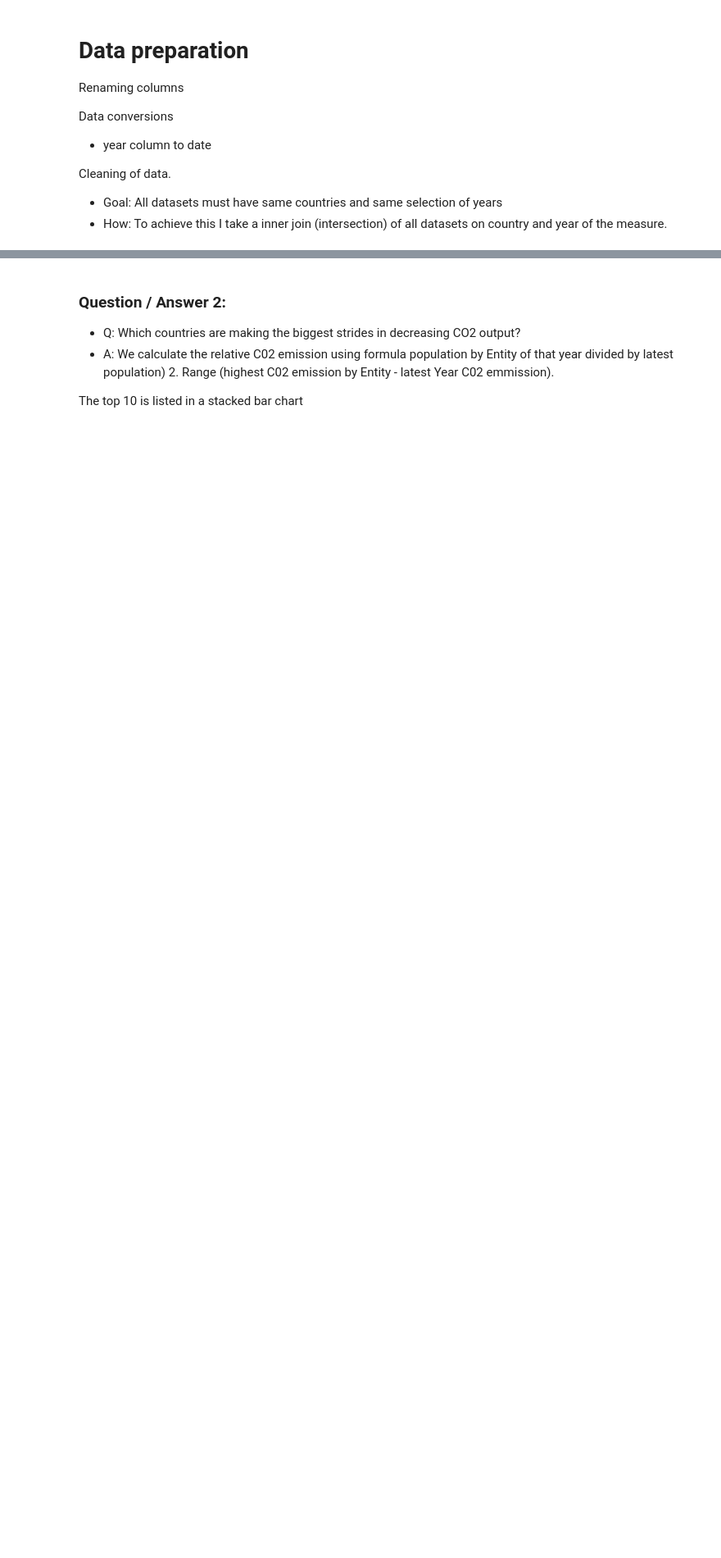
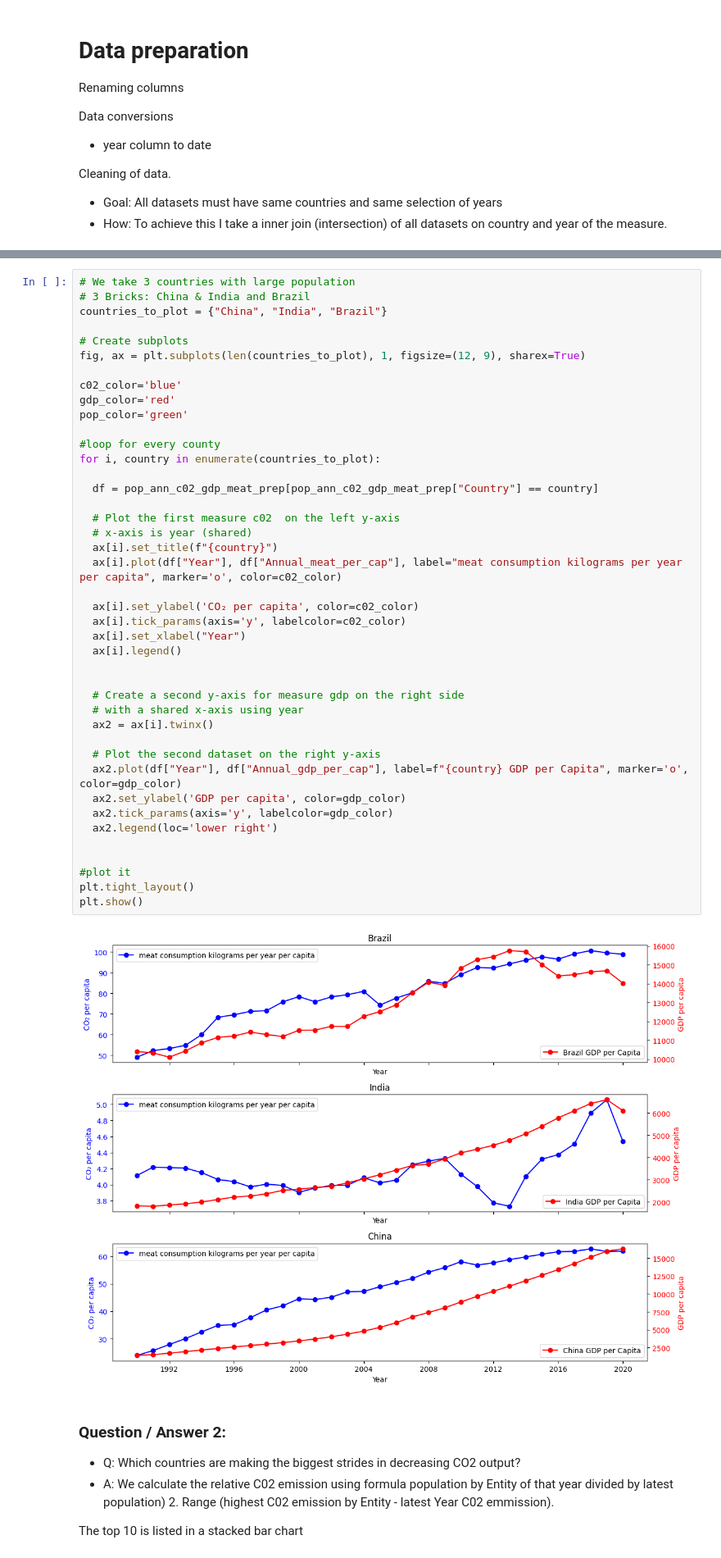
Before and after one commit to ayuksekdag/winacademy_python_dna, a Jupyter notebook: final_assignment/final_co2Project.ipynb, the cells around one changed output, grey strips where cells are left out. Shown at 82% size. Cells and saved outputs as stored; diff of their text form; blank space fills up the shorter version.

```diff
--- a/final_assignment/final_co2Project.ipynb
+++ b/final_assignment/final_co2Project.ipynb
@@ -203,3 +224,47 @@ plt.show()
+# %%
+# We take 3 countries with large population
+# 3 Bricks: China & India and Brazil
+countries_to_plot = {"China", "India", "Brazil"}
+
+# Create subplots
+fig, ax = plt.subplots(len(countries_to_plot), 1, figsize=(12, 9), sharex=True)
+
+c02_color='blue'
+gdp_color='red'
+pop_color='green'
+
+#loop for every county
+for i, country in enumerate(countries_to_plot):
+
+  df = pop_ann_c02_gdp_meat_prep[pop_ann_c02_gdp_meat_prep["Country"] == country]
+
+  # Plot the first measure c02  on the left y-axis
+  # x-axis is year (shared)
+  ax[i].set_title(f"{country}")
+  ax[i].plot(df["Year"], df["Annual_meat_per_cap"], label="meat consumption kilograms per year per capita", marker='o', color=c02_color)
+
+  ax[i].set_ylabel('CO₂ per capita', color=c02_color)
+  ax[i].tick_params(axis='y', labelcolor=c02_color)
+  ax[i].set_xlabel("Year")
+  ax[i].legend()
+
+
+  # Create a second y-axis for measure gdp on the right side
+  # with a shared x-axis using year
+  ax2 = ax[i].twinx()
+
+  # Plot the second dataset on the right y-axis
+  ax2.plot(df["Year"], df["Annual_gdp_per_cap"], label=f"{country} GDP per Capita", marker='o', color=gdp_color)
+  ax2.set_ylabel('GDP per capita', color=gdp_color)
+  ax2.tick_params(axis='y', labelcolor=gdp_color)
+  ax2.legend(loc='lower right')
+
+
+#plot it
+plt.tight_layout()
+plt.show()
+# %% [output]
+[figure, added]
 # %% [markdown]
 ### Question / Answer 2:
 - Q: Which countries are making the biggest strides in decreasing CO2 output?
```
Also changed, not shown: parts of 10 cells of this notebook.
